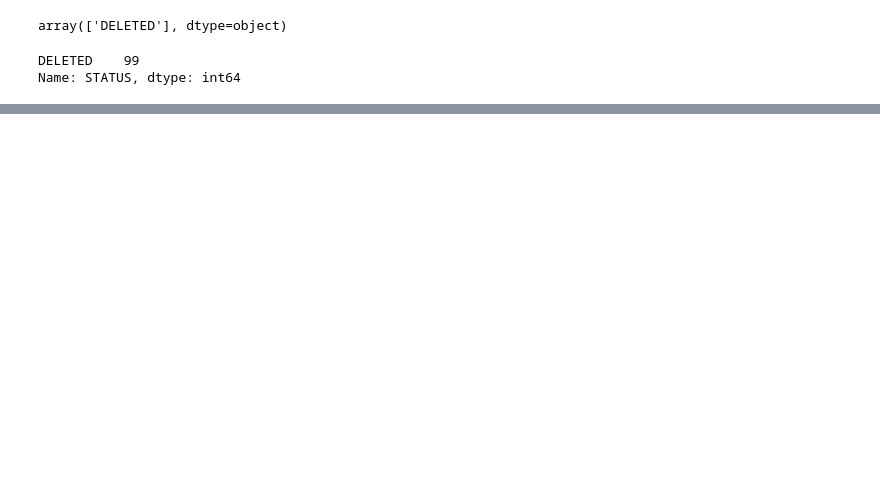
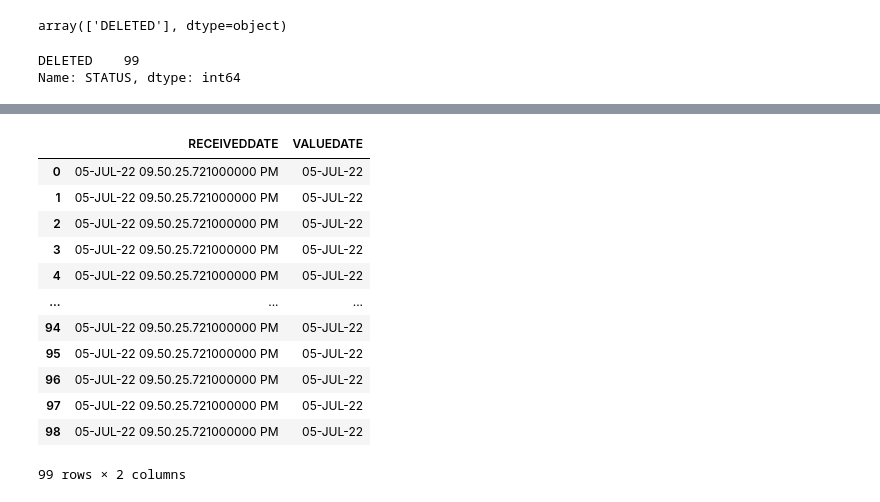
Before and after one commit to carlgomv/spark-sql-and-pyspark-using-python3, a Jupyter notebook: other-material/pcd.ipynb, the cells around one changed output, grey strips where cells are left out. Cells and saved outputs as stored; diff of their text form; code cells hidden in the pictures; blank space fills up the shorter version.

```diff
--- a/other-material/pcd.ipynb
+++ b/other-material/pcd.ipynb
@@ -68,7 +76,7 @@ with open(base_dir+file, "w", newline="") as f:
     w = csv.writer(f, quotechar='"', quoting=csv.QUOTE_ALL)
     w.writerows(raw)
 # %%
-raw = pd.read_csv(base_dir+file)
+raw = pd.read_csv(base_dir+raw_file, delimiter='|')
 raw.info()
 # %% [output]
 <class 'pandas.core.frame.DataFrame'>
@@ -82,7 +90,7 @@ memory usage: 192.7+ KB
 pcd = raw[['INSTRUCTIONID','PAYMENTID','ORIGINALPAYMENTREFERENCE','PAYMENTTYPE','SETTLEMENTREFERENCE','TRA_PHONE','CA_CLEARINGSCHEMEID','C_ACCOUNT',\
     'AMOUNT','D_PARTYID','C_CLEARINGSCHEMEID','C_NAME','PIA_NAME','RECEIVEDDATE','VALUEDATE','IDRA_ADDRESS','ORIGMSGSUBFUNCTION',\
     'BATCHID','STATUS','D_NAME','IA1_NAME','IRA_EMAIL','ORIGINALSERVICELEVEL','IDRA_EMAIL','ORIGINALVALUEDATE','UC_PHONE',\
-    'UNSTRUCTUREDPAYMENTINFO','UC_NAME','UNIQUEMANDATEREFERENCE','C_ACCOUNTTYPE']]
+    'UNSTRUCTUREDPAYMENTINFO','UC_NAME','UNIQUEMANDATEREFERENCE','C_ACCOUNTTYPE','TASKSTATUS']]
 # %%
 pp.ProfileReport(pcd)
 # %% [output]
@@ -181,0 +260,16 @@ pcd.head(3).T
+# %%
+pcd[['RECEIVEDDATE','VALUEDATE']]
+# %% [output]
+|  | RECEIVEDDATE | VALUEDATE |
+| 0 | 05-JUL-22 09.50.25.721000000 PM | 05-JUL-22 |
+| 1 | 05-JUL-22 09.50.25.721000000 PM | 05-JUL-22 |
+| 2 | 05-JUL-22 09.50.25.721000000 PM | 05-JUL-22 |
+| 3 | 05-JUL-22 09.50.25.721000000 PM | 05-JUL-22 |
+| 4 | 05-JUL-22 09.50.25.721000000 PM | 05-JUL-22 |
+| ... | ... | ... |
+| 94 | 05-JUL-22 09.50.25.721000000 PM | 05-JUL-22 |
+| 95 | 05-JUL-22 09.50.25.721000000 PM | 05-JUL-22 |
+| 96 | 05-JUL-22 09.50.25.721000000 PM | 05-JUL-22 |
+| 97 | 05-JUL-22 09.50.25.721000000 PM | 05-JUL-22 |
+| 98 | 05-JUL-22 09.50.25.721000000 PM | 05-JUL-22 |
+99 rows × 2 columns
```
Also changed, not shown: parts of 14 cells of this notebook.
